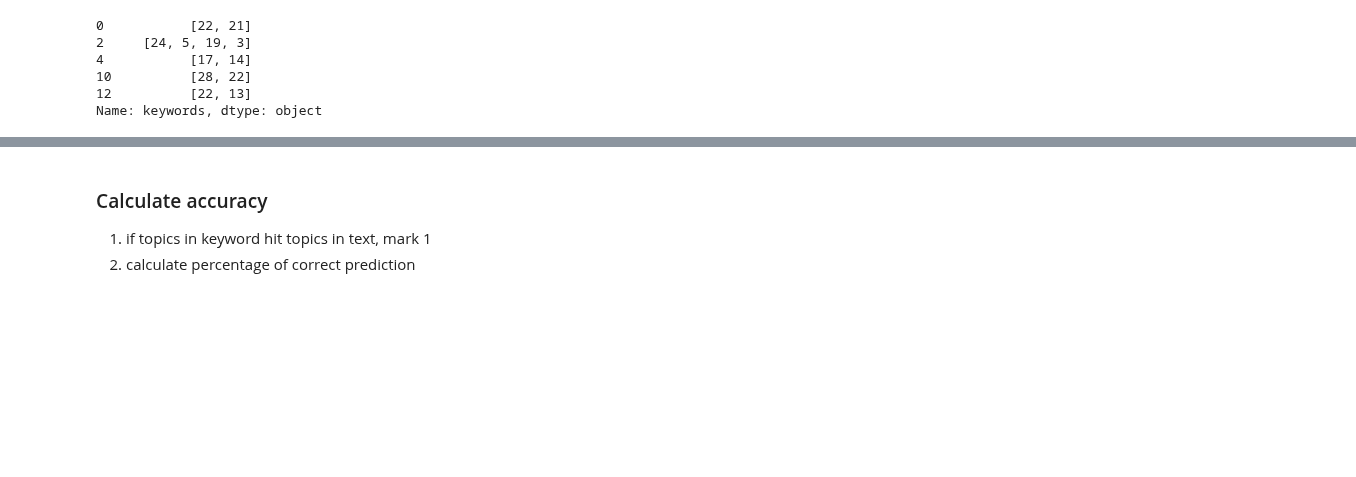
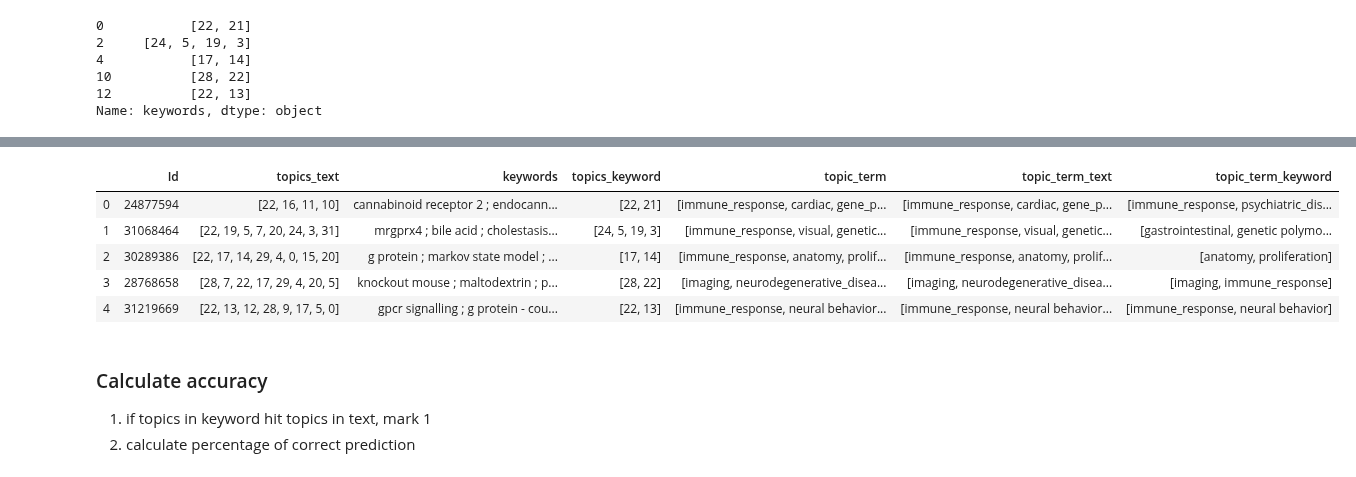
Before and after one commit to Shunling/CapstoneProjects, a Jupyter notebook: NaturalLanguageProcessingGPCR/TopicPrediction.ipynb, the cells around one changed output, grey strips where cells are left out. Cells and saved outputs as stored; diff of their text form; code cells hidden in the pictures; blank space fills up the shorter version.

```diff
--- a/NaturalLanguageProcessingGPCR/TopicPrediction.ipynb
+++ b/NaturalLanguageProcessingGPCR/TopicPrediction.ipynb
@@ -195,0 +201,17 @@ content_keywords_topics.head()
+# %%
+def convert_topic(topics):
+    terms = []
+    for topic in topics:
+        terms.append(topic_term[topic])
+    return terms
+
+content_keywords_topics['topic_term_text'] = content_keywords_topics['topics_text'].apply(convert_topic)
+content_keywords_topics['topic_term_keyword'] = content_keywords_topics['topics_keyword'].apply(convert_topic)
+content_keywords_topics.head()
+# %% [output]
+|  | Id | topics_text | keywords | topics_keyword | topic_term | topic_term_text | topic_term_keyword |
+| 0 | 24877594 | [22, 16, 11, 10] | cannabinoid receptor 2 ; endocann... | [22, 21] | [immune_response, cardiac, gene_p... | [immune_response, cardiac, gene_p... | [immune_response, psychiatric_dis... |
+| 1 | 31068464 | [22, 19, 5, 7, 20, 24, 3, 31] | mrgprx4 ; bile acid ; cholestasis... | [24, 5, 19, 3] | [immune_response, visual, genetic... | [immune_response, visual, genetic... | [gastrointestinal, genetic polymo... |
+| 2 | 30289386 | [22, 17, 14, 29, 4, 0, 15, 20] | g protein ; markov state model ; ... | [17, 14] | [immune_response, anatomy, prolif... | [immune_response, anatomy, prolif... | [anatomy, proliferation] |
+| 3 | 28768658 | [28, 7, 22, 17, 29, 4, 20, 5] | knockout mouse ; maltodextrin ; p... | [28, 22] | [imaging, neurodegenerative_disea... | [imaging, neurodegenerative_disea... | [imaging, immune_response] |
+| 4 | 31219669 | [22, 13, 12, 28, 9, 17, 5, 0] | gpcr signalling ; g protein - cou... | [22, 13] | [immune_response, neural behavior... | [immune_response, neural behavior... | [immune_response, neural behavior] |
```
Also changed, not shown: parts of 12 cells of this notebook.
